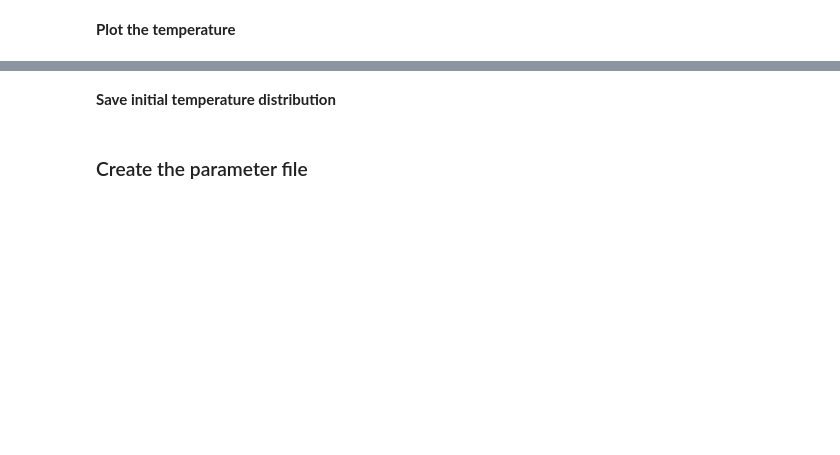
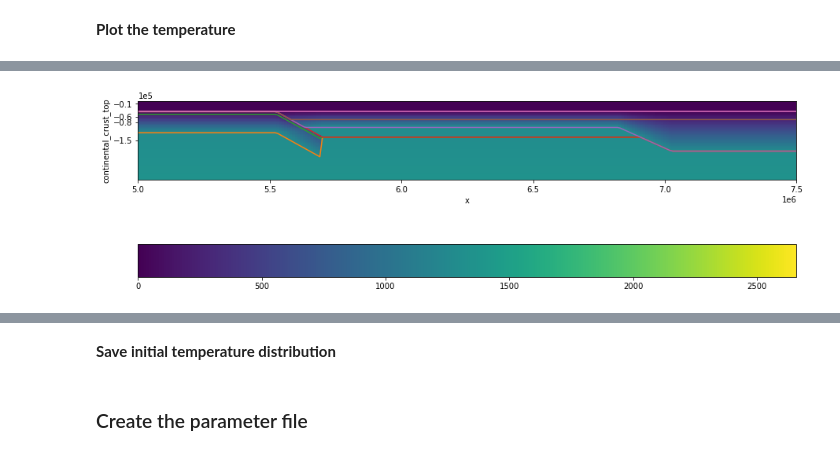
Before and after one commit to jamisonassuncao/mandyoc-scripts, a Jupyter notebook: mandyoc-make-initial.ipynb, the cells around one changed output, grey strips where cells are left out. Drawn from its saved outputs; the diff is of its cells as text; code cells hidden in the pictures; blank space fills up the shorter version.

```diff
--- a/mandyoc-make-initial.ipynb
+++ b/mandyoc-make-initial.ipynb
@@ -311,26 +490,41 @@ In the asthenosphere, the temperature is the adiabatic temperature.
 # %%
-temp_moho = 1300  # °
+temp_LAB = 1300.0  # °
+temp_air = 0.0 # °
 heat_capacity = 1250  # Cp m2/Ks2
 alpha = 3.28E-5  # thermal expansion coefficient 1/K
 g = 9.8  # gravity m/s2
-temp_0 = 1262  # °
+temp_0 = 1262.0  # °
 particles_per_element = 30
 kappa = 1.0e-6
+# %%
+# Functions to calculate temperature
+constant = 0.0
+linear = temp_LAB * (h_air - temperature.z) / abs(lid - h_air)
+adiabatic = temp_0 / np.exp(- g * alpha * (h_air - temperature.z) / heat_capacity)
 # %%
-# Add the linear temperature of the lithosphere in the dataset:
-temperature = temp_moho * (-temperature.z) / abs(lid)
+# Transposee the temperature to fix the dimension
+temperature = temperature.transpose("x", "z")
 
-# Add the adiabatic temperature in the dataset:
-asthenosphere_temperature =  temp_0 / np.exp(-g * alpha * (-temperature.z) / heat_capacity)
+# Set lithosphere temperature to 'linear' and astenosphere and lower mantle temperatures to 'adiabatic'
+linear_or_adiabatic = xr.where(
+    temperature.z >= lid,
+    linear,
+    adiabatic
+)
 
+# Set air layer temperature to 0.0
 temperature = xr.where(
-    temperature > asthenosphere_temperature,
-    asthenosphere_temperature,
+    temperature.z >= h_air,
+    constant,
+    linear_or_adiabatic
+)
+
+# Set maximum temperature profile to 'adiabatic'
+temperature = xr.where(
+    temperature > adiabatic,
+    adiabatic,
     temperature
 )
-
-# Transpoce the temperature to fix the dimension
-temperature = temperature.transpose("x", "z")
 
 # Replaces the upper extremes values from nan to 0.
 temperature = xr.where(
@@ -355,7 +549,7 @@ temperature = xr.where(
 First it necessary to calculate the top and botom boundary of the slab:
 # %%
 # Calculate the top boundary of the subducted slab:
-top = -np.tan(slab_slope_rad) * (temperature.x - slab_xmin)
+top = -np.tan(slab_slope_rad) * (temperature.x - slab_xmin) + h_air
 
 # Calculate the bottom boundary of the subducted slab:
 bottom = top + oceanic_lab_depth
@@ -392,22 +606,27 @@ plt.show()
 # %%
 fig, ax = plt.subplots(figsize=(15, 10))
 # Change the orientation of the color bar
 cbar_kwargs = {"orientation": "horizontal"}
 kwargs = {"cbar_kwargs": cbar_kwargs}
 
 temperature.plot(y="z", **kwargs)
 ax.ticklabel_format(axis="both", style="sci", scilimits=(0, 0))
 ax.set_aspect("equal")
 
 ax.set_yticks(
     (oceanic_crust_depth, oceanic_lab_depth, arc_depth, continental_lab_depth))
 
+for name, interface in interfaces.items():
+    interface.plot.line(ax=ax, label=name)
+
 plt.xlim((5000e3, 7500e3))
 plt.ylim((-300e3, zmax))
 
 #plt.plot(top.x, top.data)
 #plt.plot(bottom.x, bottom.data)
 plt.show()
+# %% [output]
+[figure, added]
 # %%
 plt.figure(figsize=(15,5))
 
```
Also changed, not shown: parts of 43 cells of this notebook, 5 other files.
